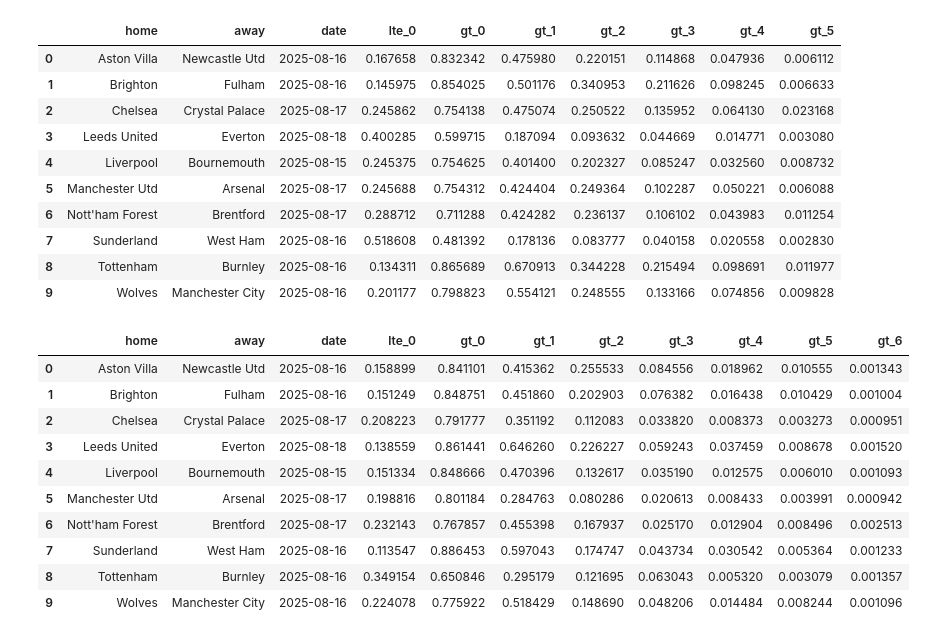
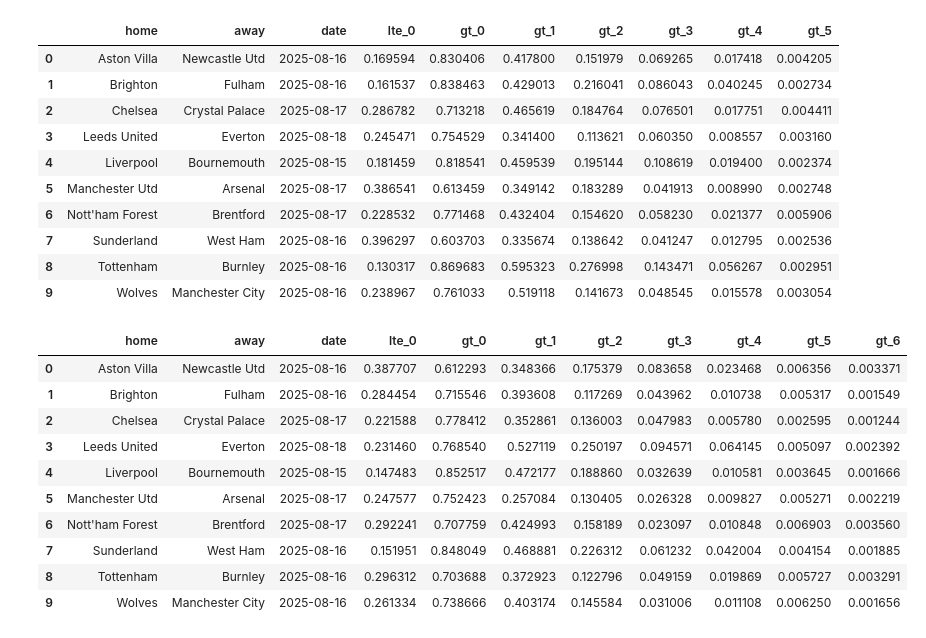
Before and after one commit to 1111111huang/betbot, a Jupyter notebook: run/batch_update/inference.ipynb, the cells around one changed output. Cells and saved outputs as stored; diff of their text form; code cells hidden in the pictures.

```diff
--- a/run/batch_update/inference.ipynb
+++ b/run/batch_update/inference.ipynb
@@ -101,11 +111,11 @@ First 10 differences:
 model_dict={
     'premier_league': {
         'away_goals':{
-            'run_id': 'af35f46144664c1b8bf517853c2b66dd',
+            'run_id': '52ba3bb17f904629bddb9db2c8d19212',
             'artifact_path': 'model',
         },
         'home_goals':{
-            'run_id': '99f5aa45e9a14dbf96f05773aeac29a8',
+            'run_id': 'a1f26bb7bbf942f5873fc47000527aff',
             'artifact_path': 'model',
         },
     }
@@ -198,8 +194,17 @@ predictions['premier_league']['away_goals']
+# %%
+# Convert all column names in predictions DataFrames to string type
+for competition in predictions:
+    for target_name in predictions[competition]:
+        df = predictions[competition][target_name]
+        df.columns = [str(col) for col in df.columns]
+        predictions[competition][target_name] = df
 # %%
 # Rename columns and update values in predictions DataFrames for each competition and target
-for competition in predictions:
-    for target_name in predictions[competition]:
-        df = predictions[competition][target_name]
+import copy
+acc_predictions = copy.deepcopy(predictions)
+for competition in acc_predictions:
+    for target_name in acc_predictions[competition]:
+        df = acc_predictions[competition][target_name]
         cols = df.columns.tolist()
         # Only rename and update non-metadata columns (assume first three are home, away, date)
         meta_cols = ['home', 'away', 'date']
@@ -217,34 +222,34 @@ for competition in predictions:
                 arr[:, i] = arr[:, i:].sum(axis=1)
             df = pd.concat([df[meta_cols].reset_index(drop=True), pd.DataFrame(arr, columns=new_cols[3:])], axis=1)
             df.columns = new_cols
-            predictions[competition][target_name] = df
+            acc_predictions[competition][target_name] = df
 
 # Example: predictions['premier_league']['home_goals'].head()
 # %%
-predictions['premier_league']['home_goals']
+acc_predictions['premier_league']['home_goals']
 # %% [output]
 |  | home | away | date | lte_0 | gt_0 | gt_1 | gt_2 | gt_3 | gt_4 | gt_5 |
-| 0 | Aston Villa | Newcastle Utd | 2025-08-16 | 0.167658 | 0.832342 | 0.475980 | 0.220151 | 0.114868 | 0.047936 | 0.006112 |
-| 1 | Brighton | Fulham | 2025-08-16 | 0.145975 | 0.854025 | 0.501176 | 0.340953 | 0.211626 | 0.098245 | 0.006633 |
-| 2 | Chelsea | Crystal Palace | 2025-08-17 | 0.245862 | 0.754138 | 0.475074 | 0.250522 | 0.135952 | 0.064130 | 0.023168 |
-| 3 | Leeds United | Everton | 2025-08-18 | 0.400285 | 0.599715 | 0.187094 | 0.093632 | 0.044669 | 0.014771 | 0.003080 |
-| 4 | Liverpool | Bournemouth | 2025-08-15 | 0.245375 | 0.754625 | 0.401400 | 0.202327 | 0.085247 | 0.032560 | 0.008732 |
-| 5 | Manchester Utd | Arsenal | 2025-08-17 | 0.245688 | 0.754312 | 0.424404 | 0.249364 | 0.102287 | 0.050221 | 0.006088 |
-| 6 | Nott'ham Forest | Brentford | 2025-08-17 | 0.288712 | 0.711288 | 0.424282 | 0.236137 | 0.106102 | 0.043983 | 0.011254 |
-| 7 | Sunderland | West Ham | 2025-08-16 | 0.518608 | 0.481392 | 0.178136 | 0.083777 | 0.040158 | 0.020558 | 0.002830 |
-| 8 | Tottenham | Burnley | 2025-08-16 | 0.134311 | 0.865689 | 0.670913 | 0.344228 | 0.215494 | 0.098691 | 0.011977 |
-| 9 | Wolves | Manchester City | 2025-08-16 | 0.201177 | 0.798823 | 0.554121 | 0.248555 | 0.133166 | 0.074856 | 0.009828 |
+| 0 | Aston Villa | Newcastle Utd | 2025-08-16 | 0.169594 | 0.830406 | 0.417800 | 0.151979 | 0.069265 | 0.017418 | 0.004205 |
+| 1 | Brighton | Fulham | 2025-08-16 | 0.161537 | 0.838463 | 0.429013 | 0.216041 | 0.086043 | 0.040245 | 0.002734 |
+| 2 | Chelsea | Crystal Palace | 2025-08-17 | 0.286782 | 0.713218 | 0.465619 | 0.184764 | 0.076501 | 0.017751 | 0.004411 |
+| 3 | Leeds United | Everton | 2025-08-18 | 0.245471 | 0.754529 | 0.341400 | 0.113621 | 0.060350 | 0.008557 | 0.003160 |
+| 4 | Liverpool | Bournemouth | 2025-08-15 | 0.181459 | 0.818541 | 0.459539 | 0.195144 | 0.108619 | 0.019400 | 0.002374 |
+| 5 | Manchester Utd | Arsenal | 2025-08-17 | 0.386541 | 0.613459 | 0.349142 | 0.183289 | 0.041913 | 0.008990 | 0.002748 |
+| 6 | Nott'ham Forest | Brentford | 2025-08-17 | 0.228532 | 0.771468 | 0.432404 | 0.154620 | 0.058230 | 0.021377 | 0.005906 |
+| 7 | Sunderland | West Ham | 2025-08-16 | 0.396297 | 0.603703 | 0.335674 | 0.138642 | 0.041247 | 0.012795 | 0.002536 |
+| 8 | Tottenham | Burnley | 2025-08-16 | 0.130317 | 0.869683 | 0.595323 | 0.276998 | 0.143471 | 0.056267 | 0.002951 |
+| 9 | Wolves | Manchester City | 2025-08-16 | 0.238967 | 0.761033 | 0.519118 | 0.141673 | 0.048545 | 0.015578 | 0.003054 |
 # %%
-predictions['premier_league']['away_goals']
+acc_predictions['premier_league']['away_goals']
 # %% [output]
 |  | home | away | date | lte_0 | gt_0 | gt_1 | gt_2 | gt_3 | gt_4 | gt_5 | gt_6 |
-| 0 | Aston Villa | Newcastle Utd | 2025-08-16 | 0.158899 | 0.841101 | 0.415362 | 0.255533 | 0.084556 | 0.018962 | 0.010555 | 0.001343 |
-| 1 | Brighton | Fulham | 2025-08-16 | 0.151249 | 0.848751 | 0.451860 | 0.202903 | 0.076382 | 0.016438 | 0.010429 | 0.001004 |
-| 2 | Chelsea | Crystal Palace | 2025-08-17 | 0.208223 | 0.791777 | 0.351192 | 0.112083 | 0.033820 | 0.008373 | 0.003273 | 0.000951 |
-| 3 | Leeds United | Everton | 2025-08-18 | 0.138559 | 0.861441 | 0.646260 | 0.226227 | 0.059243 | 0.037459 | 0.008678 | 0.001520 |
-| 4 | Liverpool | Bournemouth | 2025-08-15 | 0.151334 | 0.848666 | 0.470396 | 0.132617 | 0.035190 | 0.012575 | 0.006010 | 0.001093 |
-| 5 | Manchester Utd | Arsenal | 2025-08-17 | 0.198816 | 0.801184 | 0.284763 | 0.080286 | 0.020613 | 0.008433 | 0.003991 | 0.000942 |
-| 6 | Nott'ham Forest | Brentford | 2025-08-17 | 0.232143 | 0.767857 | 0.455398 | 0.167937 | 0.025170 | 0.012904 | 0.008496 | 0.002513 |
-| 7 | Sunderland | West Ham | 2025-08-16 | 0.113547 | 0.886453 | 0.597043 | 0.174747 | 0.043734 | 0.030542 | 0.005364 | 0.001233 |
-| 8 | Tottenham | Burnley | 2025-08-16 | 0.349154 | 0.650846 | 0.295179 | 0.121695 | 0.063043 | 0.005320 | 0.003079 | 0.001357 |
-| 9 | Wolves | Manchester City | 2025-08-16 | 0.224078 | 0.775922 | 0.518429 | 0.148690 | 0.048206 | 0.014484 | 0.008244 | 0.001096 |
+| 0 | Aston Villa | Newcastle Utd | 2025-08-16 | 0.387707 | 0.612293 | 0.348366 | 0.175379 | 0.083658 | 0.023468 | 0.006356 | 0.003371 |
+| 1 | Brighton | Fulham | 2025-08-16 | 0.284454 | 0.715546 | 0.393608 | 0.117269 | 0.043962 | 0.010738 | 0.005317 | 0.001549 |
+| 2 | Chelsea | Crystal Palace | 2025-08-17 | 0.221588 | 0.778412 | 0.352861 | 0.136003 | 0.047983 | 0.005780 | 0.002595 | 0.001244 |
+| 3 | Leeds United | Everton | 2025-08-18 | 0.231460 | 0.768540 | 0.527119 | 0.250197 | 0.094571 | 0.064145 | 0.005097 | 0.002392 |
+| 4 | Liverpool | Bournemouth | 2025-08-15 | 0.147483 | 0.852517 | 0.472177 | 0.188860 | 0.032639 | 0.010581 | 0.003645 | 0.001666 |
+| 5 | Manchester Utd | Arsenal | 2025-08-17 | 0.247577 | 0.752423 | 0.257084 | 0.130405 | 0.026328 | 0.009827 | 0.005271 | 0.002219 |
+| 6 | Nott'ham Forest | Brentford | 2025-08-17 | 0.292241 | 0.707759 | 0.424993 | 0.158189 | 0.023097 | 0.010848 | 0.006903 | 0.003560 |
+| 7 | Sunderland | West Ham | 2025-08-16 | 0.151951 | 0.848049 | 0.468881 | 0.226312 | 0.061232 | 0.042004 | 0.004154 | 0.001885 |
+| 8 | Tottenham | Burnley | 2025-08-16 | 0.296312 | 0.703688 | 0.372923 | 0.122796 | 0.049159 | 0.019869 | 0.005727 | 0.003291 |
+| 9 | Wolves | Manchester City | 2025-08-16 | 0.261334 | 0.738666 | 0.403174 | 0.145584 | 0.031006 | 0.011108 | 0.006250 | 0.001656 |
```
Also changed, not shown: parts of 7 cells of this notebook, 5 other files.
